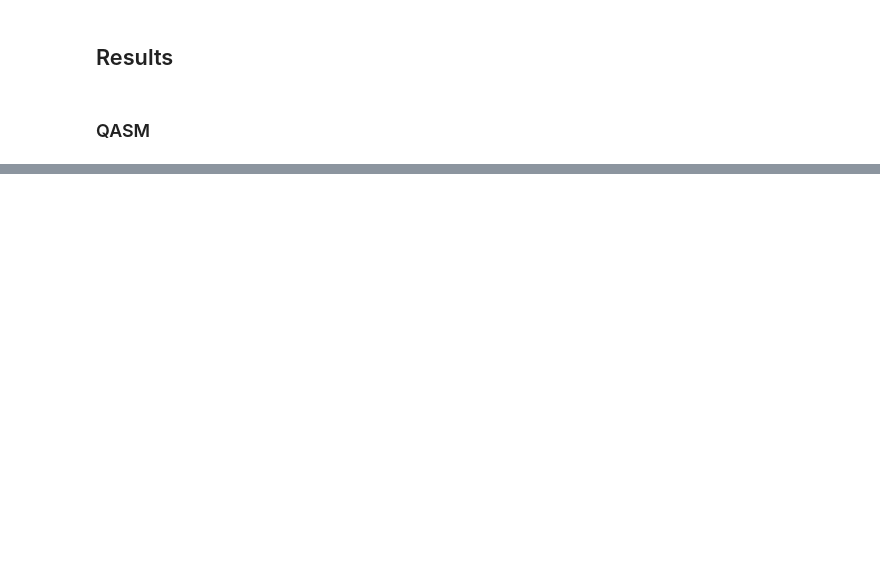
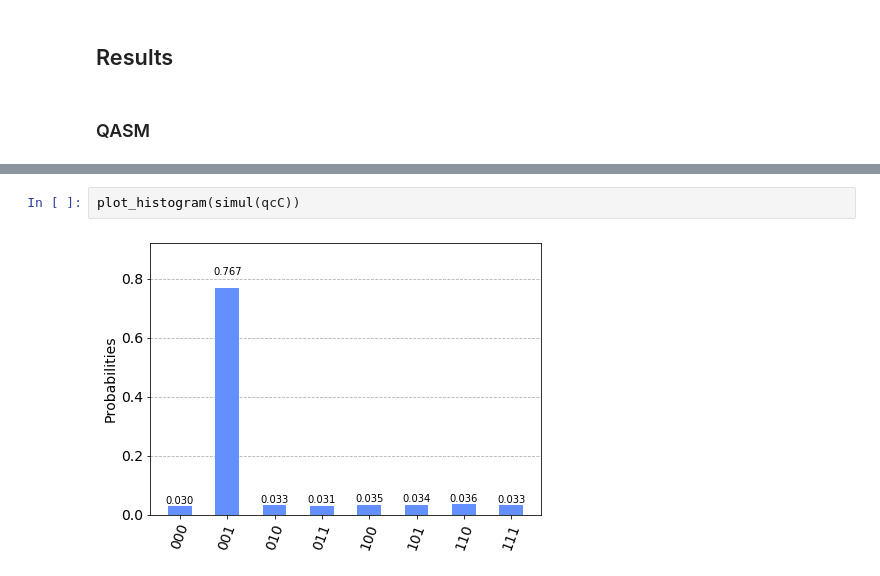
Before and after one commit to JaimePSantos/Dissertation-Tex-Code, a Jupyter notebook: Coding/Qiskit/Grover Search/allSearch.ipynb, the cells around one changed output, grey strips where cells are left out. Drawn from its saved outputs; the diff is of its cells as text; blank space fills up the shorter version.

```diff
--- a/Coding/Qiskit/Grover Search/allSearch.ipynb
+++ b/Coding/Qiskit/Grover Search/allSearch.ipynb
@@ -96,0 +106,4 @@ Translating into a circuit, this corresponds to removing one qubit of the coin o
+# %%
+plot_histogram(simul(qcC))
+# %% [output]
+[figure, added]
```
Also changed, not shown: parts of 23 cells of this notebook, 5 other files.
